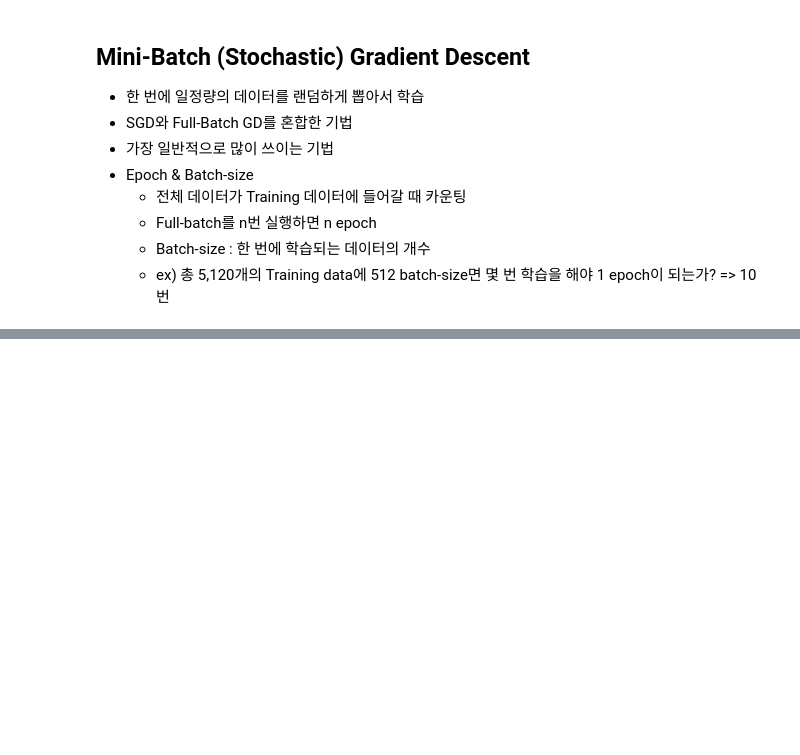
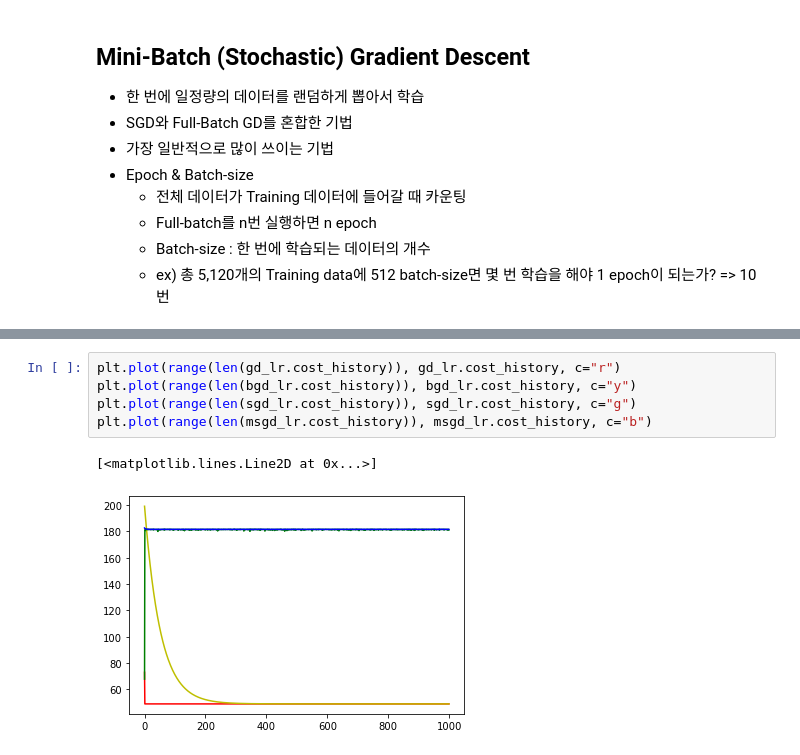
Before and after one commit to yongchoooon/TIL, a Jupyter notebook: ML/Linear_Regression/LR_5.ipynb, the cells around one changed output, grey strips where cells are left out. Drawn from its saved outputs; the diff is of its cells as text; blank space fills up the shorter version.

```diff
--- a/ML/Linear_Regression/LR_5.ipynb
+++ b/ML/Linear_Regression/LR_5.ipynb
@@ -40,0 +104,8 @@
+# %%
+plt.plot(range(len(gd_lr.cost_history)), gd_lr.cost_history, c="r")
+plt.plot(range(len(bgd_lr.cost_history)), bgd_lr.cost_history, c="y")
+plt.plot(range(len(sgd_lr.cost_history)), sgd_lr.cost_history, c="g")
+plt.plot(range(len(msgd_lr.cost_history)), msgd_lr.cost_history, c="b")
+# %% [output]
+[<matplotlib.lines.Line2D at 0x...>]
+[figure, added]
```
Also changed, not shown: parts of 26 cells of this notebook, 2 other files.
